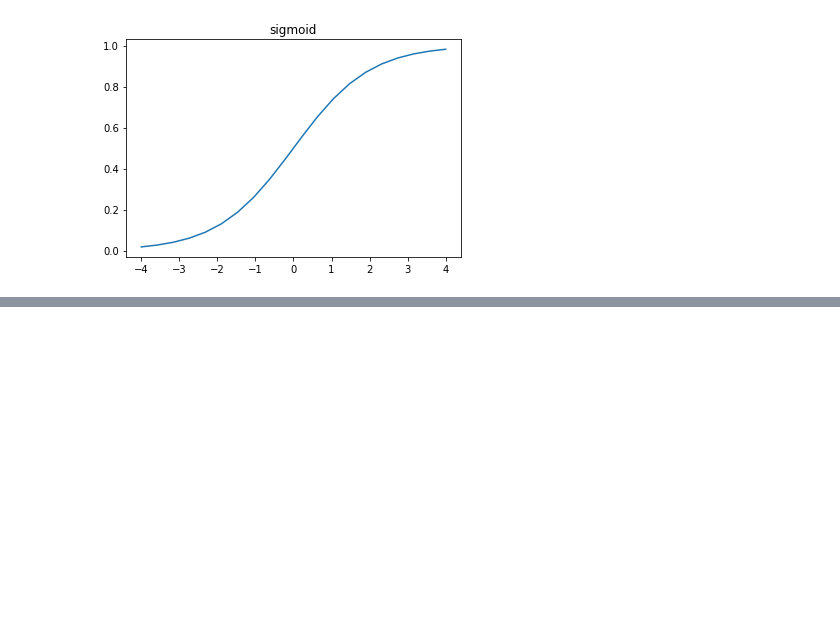
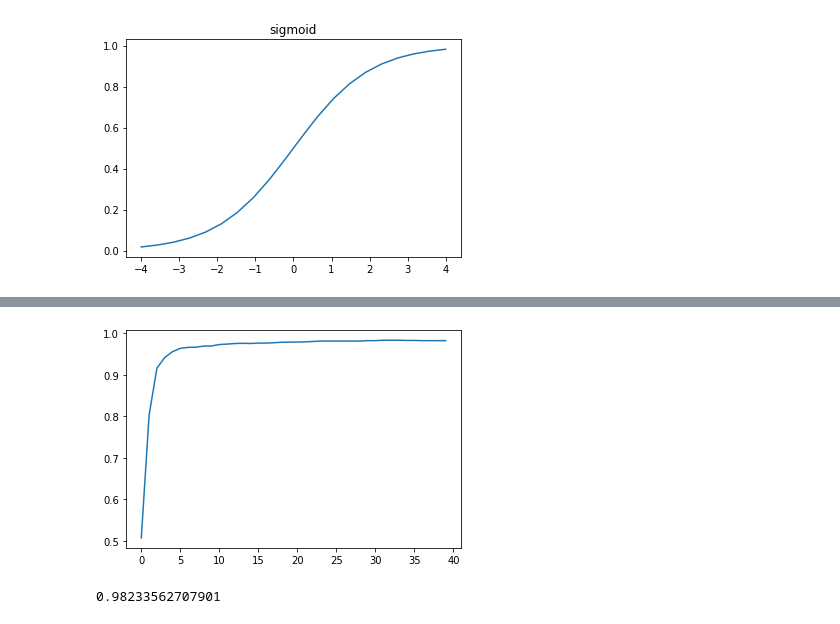
Before and after one commit to satani99/practical_deep_learning_for_coders, a Jupyter notebook: fast_ai_4.ipynb, the cells around one changed output, grey strips where cells are left out. Saved outputs shown, nothing was run; the diff lists cells and outputs as text; code cells hidden in the pictures; blank space fills up the shorter version.

```diff
--- a/fast_ai_4.ipynb
+++ b/fast_ai_4.ipynb
@@ -386,0 +476,5 @@ def mnist_loss(predictions, targets):
+# %%
+def batch_accuracy(xb, yb):
+  preds = xb.sigmoid()
+  correct = (preds>0.5) == yb
+  return correct.float().mean()
@@ -386,0 +549,2 @@ def mnist_loss(predictions, targets):
+# %%
+dls = DataLoaders(dl, valid_dl)
@@ -386,0 +583,10 @@ def mnist_loss(predictions, targets):
+# %%
+simple_net = nn.Sequential(
+    nn.Linear(28*28, 30),
+    nn.ReLU(),
+    nn.Linear(30, 1)
+)
+# %%
+learn = Learner(dls, simple_net, opt_func=SGD,
+                loss_func=mnist_loss, metrics=batch_accuracy)
+learn.fit(40, 0.1)
@@ -386,0 +611,8 @@ def mnist_loss(predictions, targets):
+# %%
+plt.plot(L(learn.recorder.values).itemgot(2));
+# %% [output]
+[figure, added]
+# %%
+learn.recorder.values[-1][2]
+# %% [output]
+0.98233562707901
```
Also changed, not shown: parts of 43 cells of this notebook.
